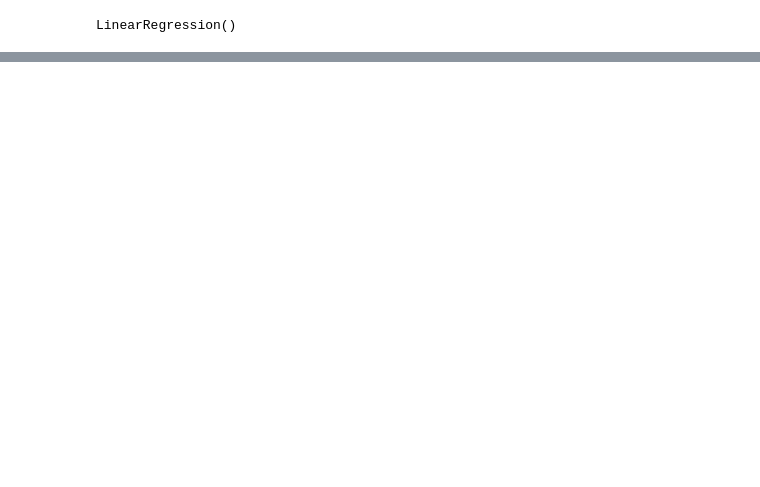
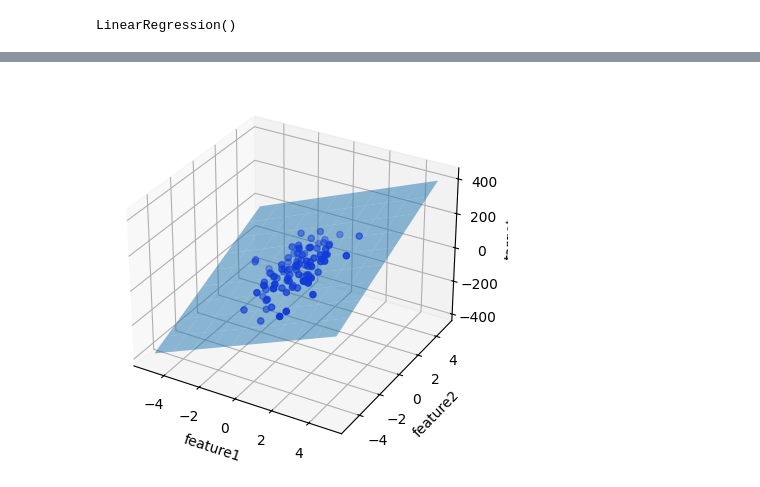
Before and after one commit to Navneet0094/Collab-notebooks, a Jupyter notebook: day50-multiple-linear-regression/multiple_linear_regression.ipynb, the cells around one changed output, grey strips where cells are left out. Drawn from its saved outputs; the diff is of its cells as text; code cells hidden in the pictures; blank space fills up the shorter version.

```diff
--- a/day50-multiple-linear-regression/multiple_linear_regression.ipynb
+++ b/day50-multiple-linear-regression/multiple_linear_regression.ipynb
@@ -73,3 +126,38 @@ fig.show()
 lr.coef_
 # %%
 lr.intercept_
+# %%
+import numpy as np
+import matplotlib.pyplot as plt
+from mpl_toolkits.mplot3d import Axes3D
+
+# create grid
+x = np.linspace(-5, 5, 10)
+y = np.linspace(-5, 5, 10)
+
+xGrid, yGrid = np.meshgrid(x, y)
+
+# create feature combinations
+final = np.c_[xGrid.ravel(), yGrid.ravel()]
+
+# predict plane
+z = lr.predict(final).reshape(10,10)
+
+# create figure
+fig = plt.figure()
+ax = fig.add_subplot(111, projection='3d')
+
+# scatter points (actual data)
+ax.scatter(df['feature1'], df['feature2'], df['target'], color='blue')
+
+# regression plane
+ax.plot_surface(xGrid, yGrid, z, alpha=0.5)
+
+# labels
+ax.set_xlabel("feature1")
+ax.set_ylabel("feature2")
+ax.set_zlabel("target")
+
+plt.show()
+# %% [output]
+[figure, added]
```
Also changed, not shown: parts of 7 cells of this notebook.
